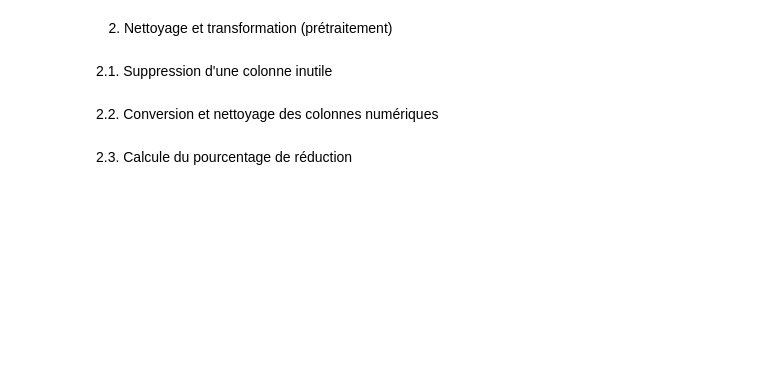
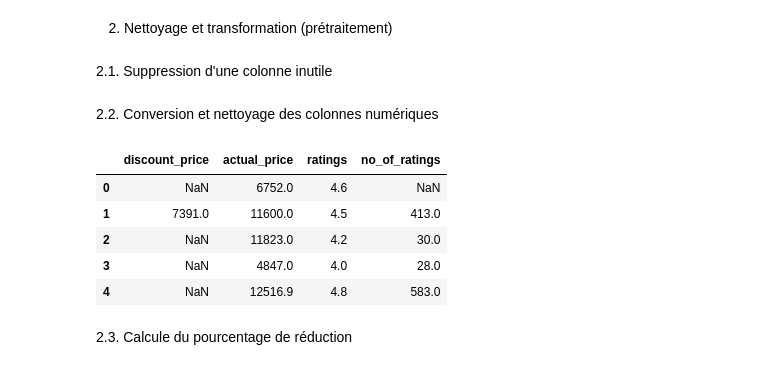
Before and after one commit to cyrileoppo/machine_learning_course, a Jupyter notebook: projet/project.ipynb, the cells around one changed output. Saved outputs shown, nothing was run; the diff lists cells and outputs as text; code cells hidden in the pictures; blank space fills up the shorter version.

```diff
--- a/projet/project.ipynb
+++ b/projet/project.ipynb
@@ -34,20 +57,27 @@ if "Unnamed: 0" in df_combined.columns:
 # %%
 # Nettoyage des colonnes de prix
 def nettoyer_prix(x):
     try:
         # Enlève le symbole ₹, les virgules et les espaces superflus
         x = x.replace('₹', '').replace(',', '').strip()
         return float(x)
     except:
         return np.nan
 
 df_combined['discount_price'] = df_combined['discount_price'].astype(str).apply(nettoyer_prix)
 df_combined['actual_price'] = df_combined['actual_price'].astype(str).apply(nettoyer_prix)
 
 df_combined['ratings'] = pd.to_numeric(df_combined['ratings'], errors='coerce')
 df_combined['no_of_ratings'] = pd.to_numeric(df_combined['no_of_ratings'], errors='coerce')
 
-print(df_combined[['discount_price', 'actual_price', 'ratings', 'no_of_ratings']].head())
+df_combined[['discount_price', 'actual_price', 'ratings', 'no_of_ratings']].head()
+# %% [output]
+|  | discount_price | actual_price | ratings | no_of_ratings |
+| 0 | NaN | 6752.0 | 4.6 | NaN |
+| 1 | 7391.0 | 11600.0 | 4.5 | 413.0 |
+| 2 | NaN | 11823.0 | 4.2 | 30.0 |
+| 3 | NaN | 4847.0 | 4.0 | 28.0 |
+| 4 | NaN | 12516.9 | 4.8 | 583.0 |
 # %% [markdown]
 2.3. Calcule du pourcentage de réduction
 # %%
```
Also changed, not shown: parts of 9 cells of this notebook.
